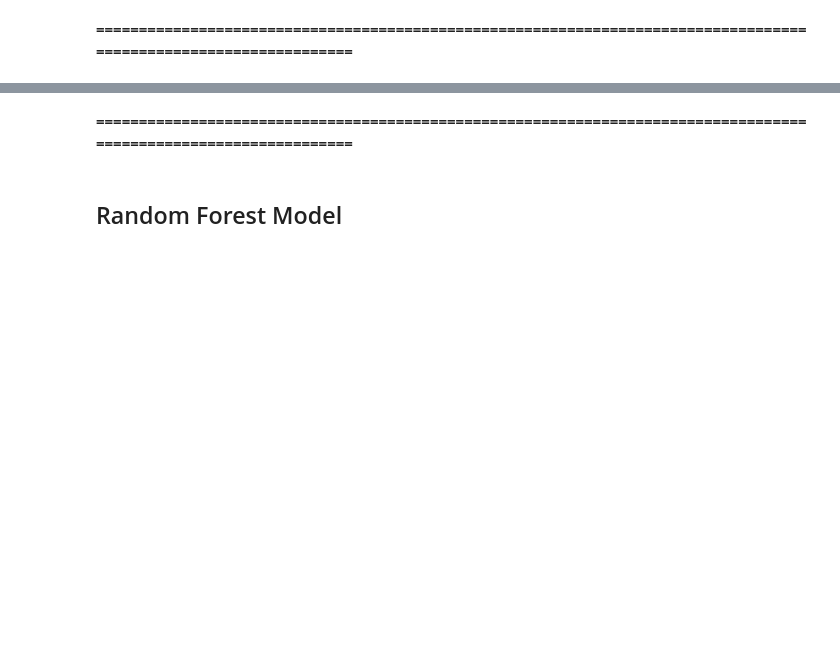
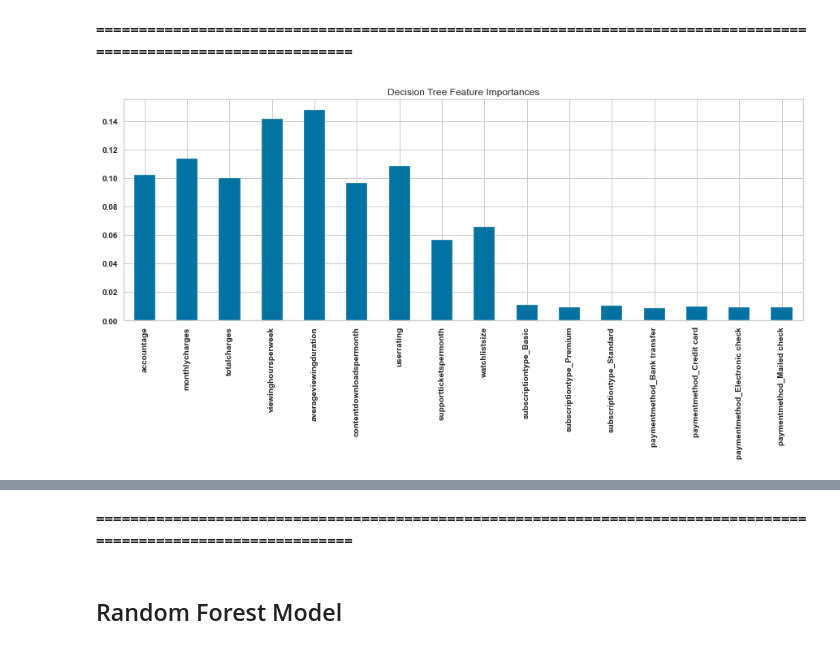
Before and after one commit to dennislamcv1/CourseraChurn, a Jupyter notebook: Churn Tree Classification.ipynb, the cells around one changed output, grey strips where cells are left out. Drawn from its saved outputs; the diff is of its cells as text; code cells hidden in the pictures; blank space fills up the shorter version.

```diff
--- a/Churn Tree Classification.ipynb
+++ b/Churn Tree Classification.ipynb
@@ -219,7 +193,7 @@ plt.show()
 # %% [markdown]
 ## Create a small dataset for model training
 # %%
-df = df.sample(frac=0.1, random_state=0)
+df = df.sample(frac=0.15, random_state=0)
 # %%
 df.reset_index(drop=True, inplace=True)
 # %%
@@ -454,12 +496,14 @@ plt.show()
 # %%
 importances = dtpipeline.named_steps.decisiontree.feature_importances_
 
-feature_importances = pd.Series(importances, index=X.columns)
+feature_importances = pd.Series(importances, index=preprocessor.fit_transform(X_train).columns)
 
 fig, ax = plt.subplots()
 
-feature_importances.plot.bar(ax=ax, figsize=(10,5))
+feature_importances.plot.bar(ax=ax, figsize=(15,5))
 ax.set_title("Decision Tree Feature Importances")
-ax.tick_params('x', rotation=30)
+ax.tick_params('x', rotation=90)
 
 fig.show()
+# %% [output]
+[figure, added]
```
Also changed, not shown: parts of 90 cells of this notebook, 3 other files.
